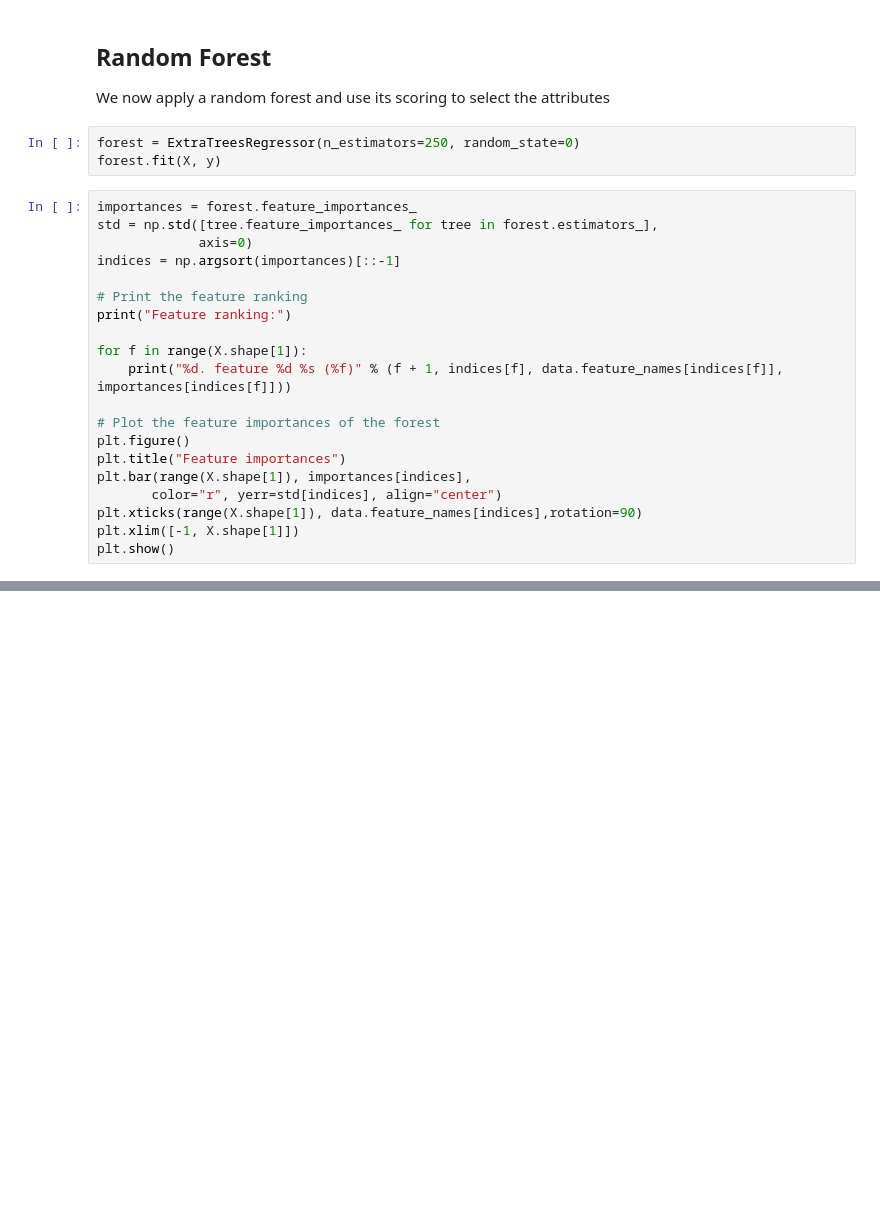
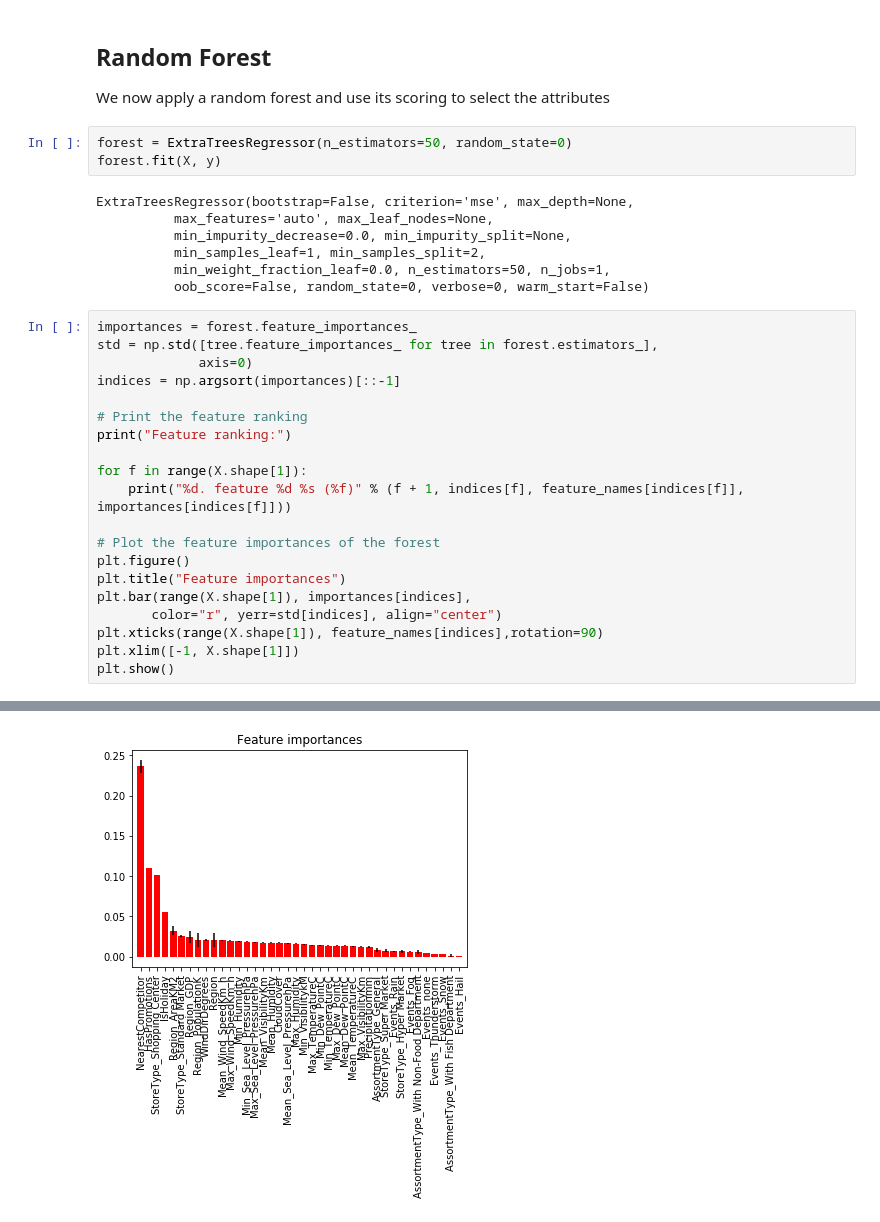
Before and after one commit to ab3llini/DataMining, a Jupyter notebook: Feature Selection Trials.ipynb, the cells around one changed output, grey strips where cells are left out. Saved outputs shown, nothing was run; the diff lists cells and outputs as text; blank space fills up the shorter version.

```diff
--- a/Feature Selection Trials.ipynb
+++ b/Feature Selection Trials.ipynb
@@ -161,8 +168,15 @@ scores.mean()
 ## Random Forest
 We now apply a random forest and use its scoring to select the attributes
 # %%
-forest = ExtraTreesRegressor(n_estimators=250, random_state=0)
+forest = ExtraTreesRegressor(n_estimators=50, random_state=0)
 forest.fit(X, y)
+# %% [output]
+ExtraTreesRegressor(bootstrap=False, criterion='mse', max_depth=None,
+          max_features='auto', max_leaf_nodes=None,
+          min_impurity_decrease=0.0, min_impurity_split=None,
+          min_samples_leaf=1, min_samples_split=2,
+          min_weight_fraction_leaf=0.0, n_estimators=50, n_jobs=1,
+          oob_score=False, random_state=0, verbose=0, warm_start=False)
 # %%
 importances = forest.feature_importances_
 std = np.std([tree.feature_importances_ for tree in forest.estimators_],
@@ -173,13 +187,14 @@ indices = np.argsort(importances)[::-1]
 print("Feature ranking:")
 
 for f in range(X.shape[1]):
-    print("%d. feature %d %s (%f)" % (f + 1, indices[f], data.feature_names[indices[f]], importances[indices[f]]))
+    print("%d. feature %d %s (%f)" % (f + 1, indices[f], feature_names[indices[f]], importances[indices[f]]))
 
 # Plot the feature importances of the forest
 plt.figure()
 plt.title("Feature importances")
 plt.bar(range(X.shape[1]), importances[indices],
        color="r", yerr=std[indices], align="center")
-plt.xticks(range(X.shape[1]), data.feature_names[indices],rotation=90)
+plt.xticks(range(X.shape[1]), feature_names[indices],rotation=90)
 plt.xlim([-1, X.shape[1]])
 plt.show()
+# %% [output]
@@ -186,3 +218,4 @@ plt.show()
+[figure, added]
 # %%
 feature_selection_model = SelectFromModel(forest, prefit=True)
 X_selected_features_forest = feature_selection_model.transform(X)
```
Also changed, not shown: parts of 10 cells of this notebook.
